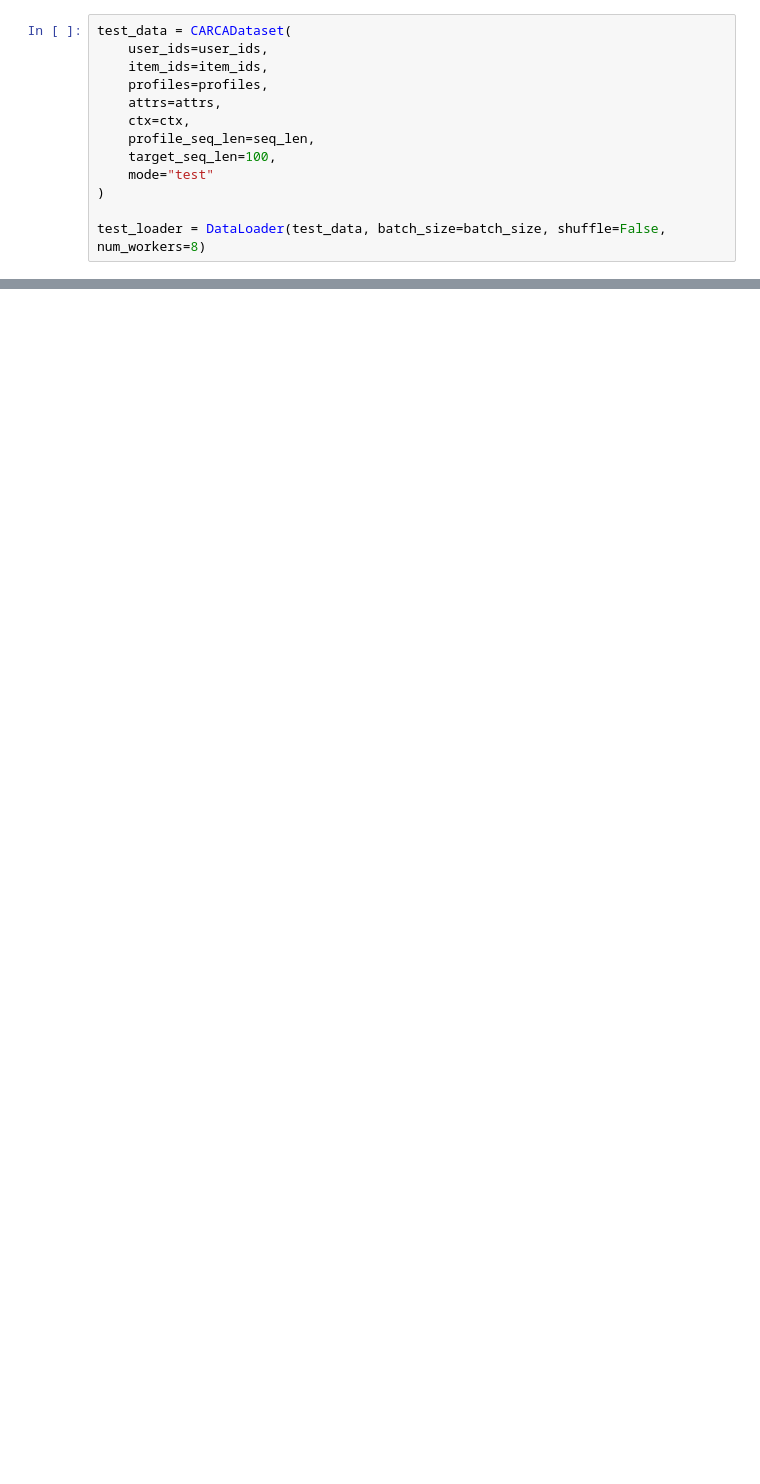
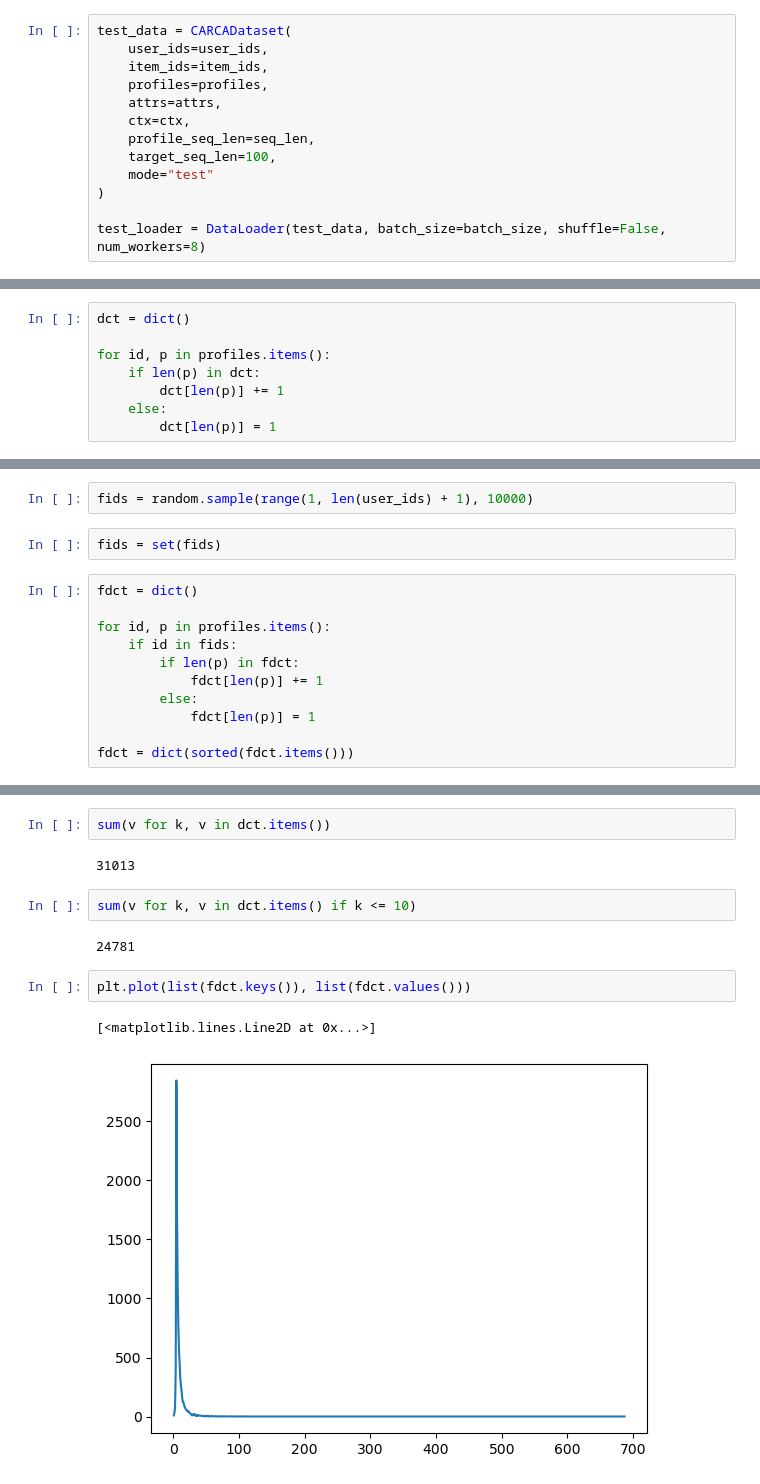
Before and after one commit to r-papso/carca-replication, a Jupyter notebook: notebooks/training.ipynb, the cells around one changed output, grey strips where cells are left out. Saved outputs shown, nothing was run; the diff lists cells and outputs as text; blank space fills up the shorter version.

```diff
--- a/notebooks/training.ipynb
+++ b/notebooks/training.ipynb
@@ -142,0 +146,8 @@ evaluate(model, test_loader, device, 10)
+# %%
+dct = dict()
+
+for id, p in profiles.items():
+    if len(p) in dct:
+        dct[len(p)] += 1
+    else:
+        dct[len(p)] = 1
@@ -142,0 +166,15 @@ evaluate(model, test_loader, device, 10)
+# %%
+fids = random.sample(range(1, len(user_ids) + 1), 10000)
+# %%
+fids = set(fids)
+# %%
+fdct = dict()
+
+for id, p in profiles.items():
+    if id in fids:
+        if len(p) in fdct:
+            fdct[len(p)] += 1
+        else:
+            fdct[len(p)] = 1
+
+fdct = dict(sorted(fdct.items()))
@@ -142,0 +209,13 @@ evaluate(model, test_loader, device, 10)
+# %%
+sum(v for k, v in dct.items())
+# %% [output]
+31013
+# %%
+sum(v for k, v in dct.items() if k <= 10)
+# %% [output]
+24781
+# %%
+plt.plot(list(fdct.keys()), list(fdct.values()))
+# %% [output]
+[<matplotlib.lines.Line2D at 0x...>]
+[figure, added]
```
Also changed, not shown: parts of 15 cells of this notebook, 3 other files.
